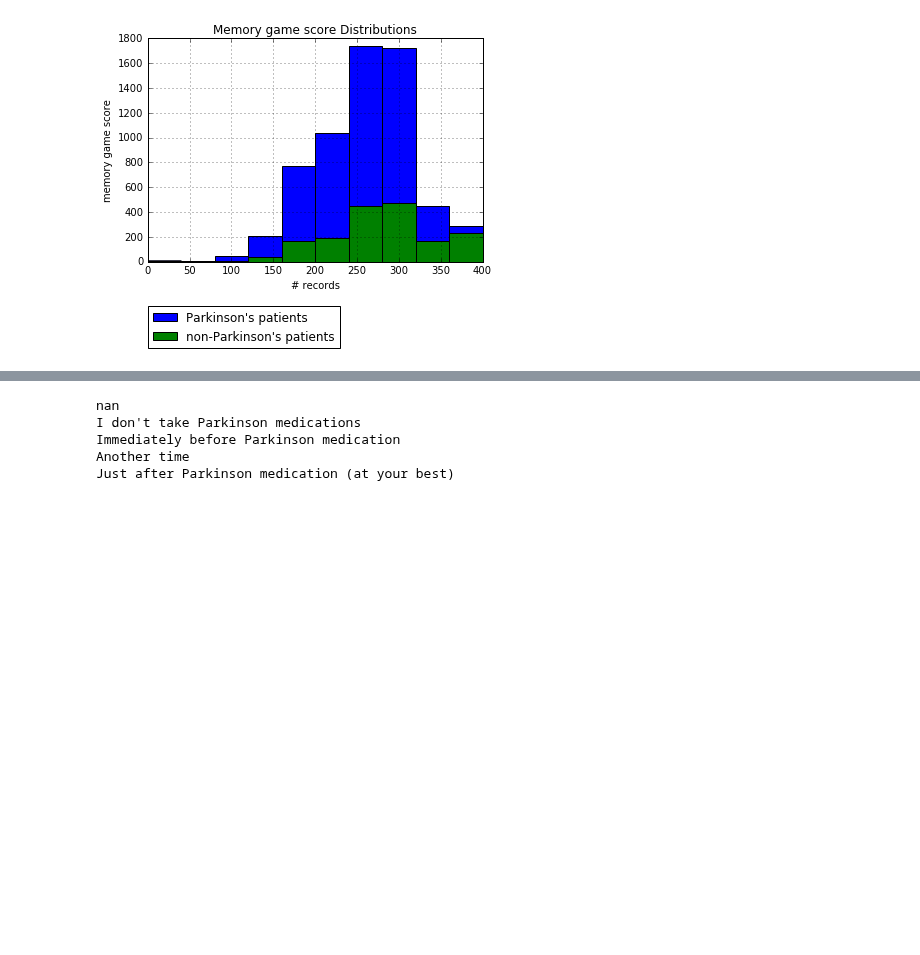
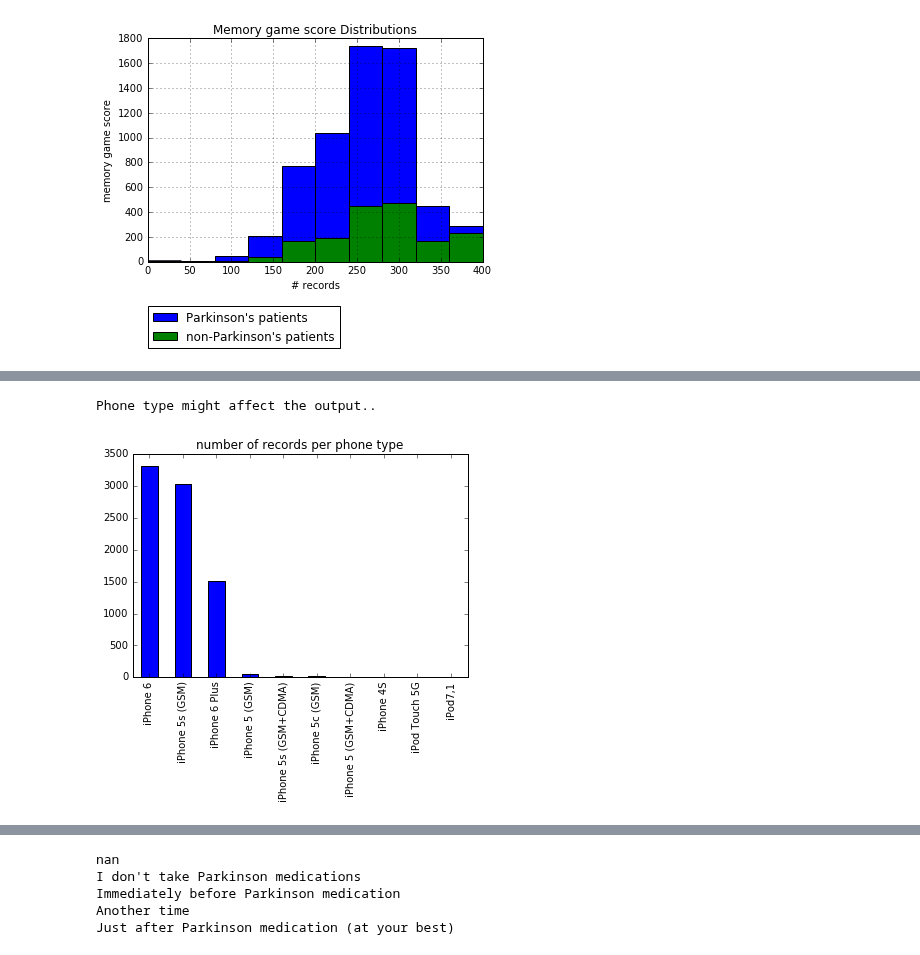
Before and after one commit to mattoby/mpower_memory, a Jupyter notebook: Memory_Data_Overview_01192016.ipynb, the cells around one changed output, grey strips where cells are left out. Cells and saved outputs as stored; diff of their text form; code cells hidden in the pictures; blank space fills up the shorter version.

Commit message:
got subplots working in the ipython notebook

```diff
--- a/Memory_Data_Overview_01192016.ipynb
+++ b/Memory_Data_Overview_01192016.ipynb
@@ -188,0 +201,13 @@ pass
+# %%
+# look at how phone info affects results:
+# (for parkinson's patients, &non?):
+
+set(data.phoneInfo)
+fig, ax = plt.subplots()
+data.phoneInfo.value_counts().plot(ax=ax,kind='bar')
+print('Phone type might affect the output..')
+plt.title('number of records per phone type')
+pass
+# %% [output]
+Phone type might affect the output..
+[figure, added]
```
Also changed, not shown: parts of 14 cells of this notebook.
